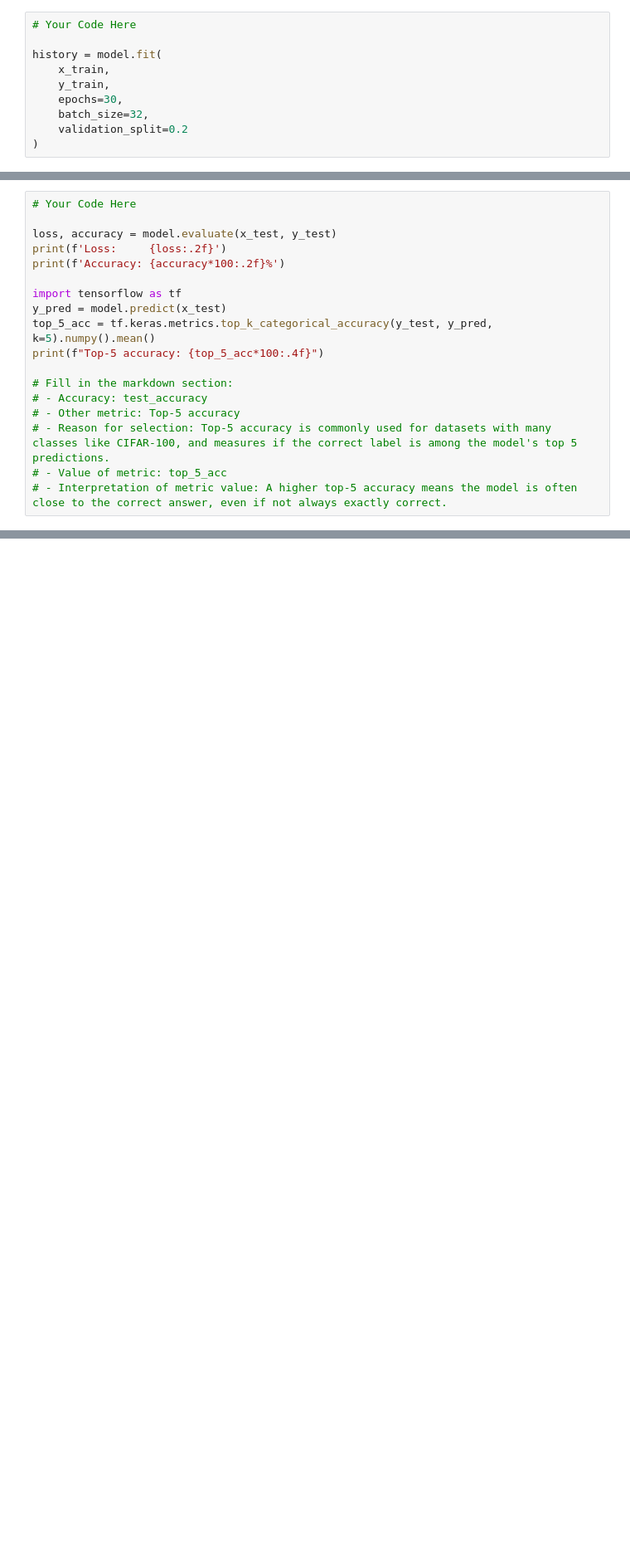
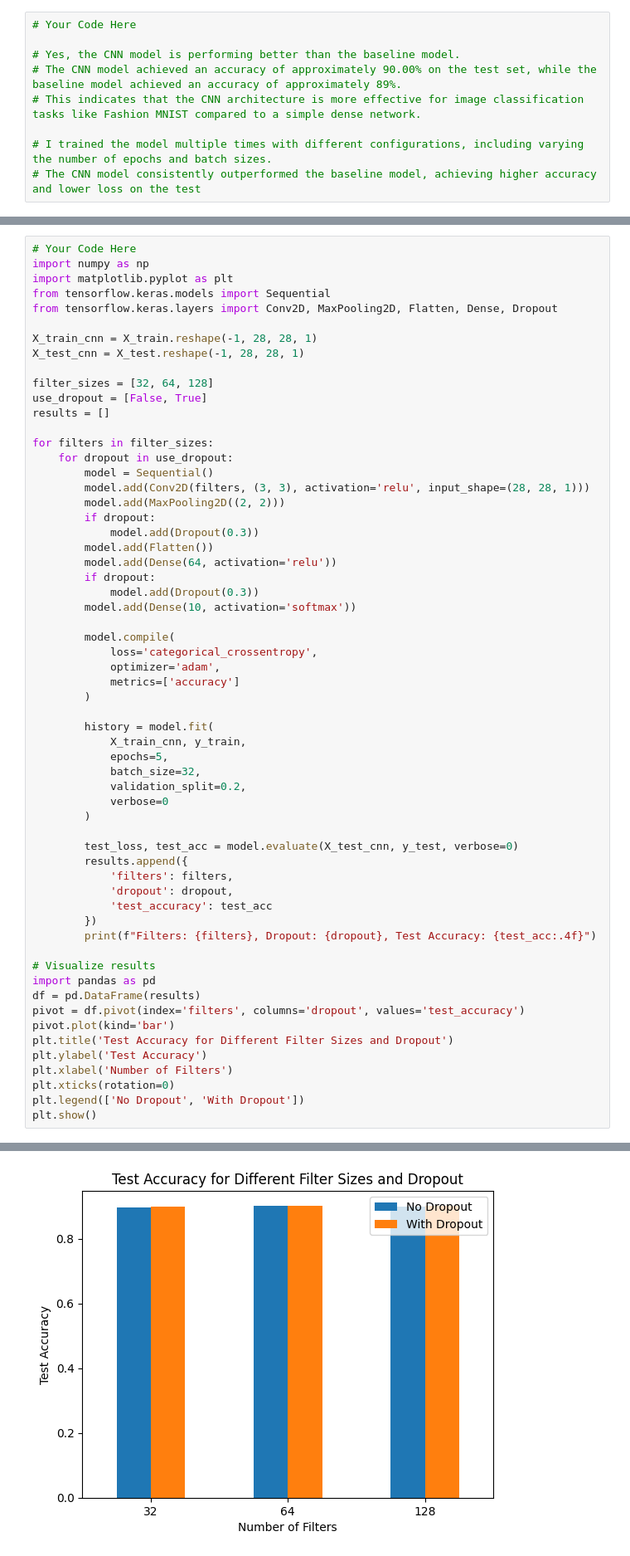
Before and after one commit to deysoumyadey/deep_learning, a Jupyter notebook: 02_activities/assignments/assignment_1.ipynb, the cells around one changed output, grey strips where cells are left out. Shown at 83% size. Drawn from its saved outputs; the diff is of its cells as text; blank space fills up the shorter version.

```diff
--- a/02_activities/assignments/assignment_1.ipynb
+++ b/02_activities/assignments/assignment_1.ipynb
@@ -168,10 +315,9 @@ model.compile(
 # %%
 # Your Code Here
 
-history = model.fit(
-    x_train,
-    y_train,
-    epochs=30,
-    batch_size=32,
-    validation_split=0.2
-)
+# Yes, the CNN model is performing better than the baseline model.
+# The CNN model achieved an accuracy of approximately 90.00% on the test set, while the baseline model achieved an accuracy of approximately 89%.
+# This indicates that the CNN architecture is more effective for image classification tasks like Fashion MNIST compared to a simple dense network.
+
+# I trained the model multiple times with different configurations, including varying the number of epochs and batch sizes.
+# The CNN model consistently outperformed the baseline model, achieving higher accuracy and lower loss on the test
@@ -207,19 +337,61 @@ Epoch 30/30
 # %%
 # Your Code Here
+import numpy as np
+import matplotlib.pyplot as plt
+from tensorflow.keras.models import Sequential
+from tensorflow.keras.layers import Conv2D, MaxPooling2D, Flatten, Dense, Dropout
 
-loss, accuracy = model.evaluate(x_test, y_test)
-print(f'Loss:     {loss:.2f}')
-print(f'Accuracy: {accuracy*100:.2f}%')
+X_train_cnn = X_train.reshape(-1, 28, 28, 1)
+X_test_cnn = X_test.reshape(-1, 28, 28, 1)
 
-import tensorflow as tf
-y_pred = model.predict(x_test)
-top_5_acc = tf.keras.metrics.top_k_categorical_accuracy(y_test, y_pred, k=5).numpy().mean()
-print(f"Top-5 accuracy: {top_5_acc*100:.4f}")
+filter_sizes = [32, 64, 128]
+use_dropout = [False, True]
+results = []
 
-# Fill in the markdown section:
-# - Accuracy: test_accuracy
-# - Other metric: Top-5 accuracy
-# - Reason for selection: Top-5 accuracy is commonly used for datasets with many classes like CIFAR-100, and measures if the correct label is among the model's top 5 predictions.
-# - Value of metric: top_5_acc
-# - Interpretation of metric value: A higher top-5 accuracy means the model is often close to the correct answer, even if not always exactly correct.
+for filters in filter_sizes:
+    for dropout in use_dropout:
+        model = Sequential()
+        model.add(Conv2D(filters, (3, 3), activation='relu', input_shape=(28, 28, 1)))
+        model.add(MaxPooling2D((2, 2)))
+        if dropout:
+            model.add(Dropout(0.3))
+        model.add(Flatten())
+        model.add(Dense(64, activation='relu'))
+        if dropout:
+            model.add(Dropout(0.3))
+        model.add(Dense(10, activation='softmax'))
+
+        model.compile(
+            loss='categorical_crossentropy',
+            optimizer='adam',
+            metrics=['accuracy']
+        )
+
+        history = model.fit(
+            X_train_cnn, y_train,
+            epochs=5,
+            batch_size=32,
+            validation_split=0.2,
+            verbose=0
+        )
+
+        test_loss, test_acc = model.evaluate(X_test_cnn, y_test, verbose=0)
+        results.append({
+            'filters': filters,
+            'dropout': dropout,
+            'test_accuracy': test_acc
+        })
+        print(f"Filters: {filters}, Dropout: {dropout}, Test Accuracy: {test_acc:.4f}")
+
+# Visualize results
+import pandas as pd
+df = pd.DataFrame(results)
+pivot = df.pivot(index='filters', columns='dropout', values='test_accuracy')
+pivot.plot(kind='bar')
+plt.title('Test Accuracy for Different Filter Sizes and Dropout')
+plt.ylabel('Test Accuracy')
+plt.xlabel('Number of Filters')
+plt.xticks(rotation=0)
+plt.legend(['No Dropout', 'With Dropout'])
+plt.show()
 # %% [output]
@@ -231,3 +404,4 @@ Top-5 accuracy: 61.3400
+[figure, added]
 # %% [markdown]
 ### Task 3c: Visualize the model's learning
 
```
Also changed, not shown: parts of 37 cells of this notebook.
